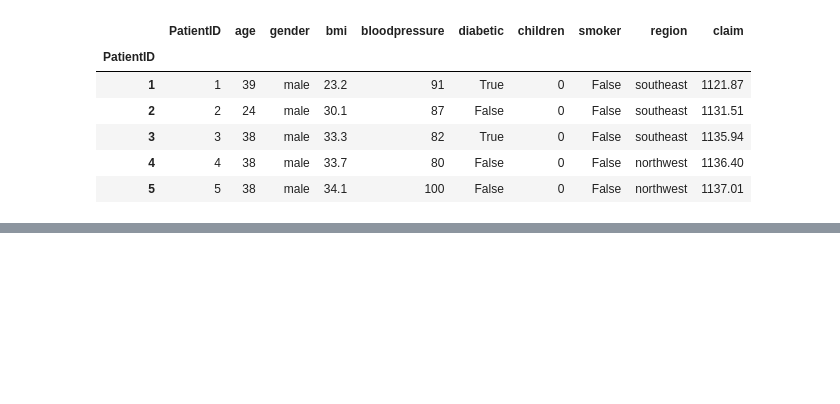
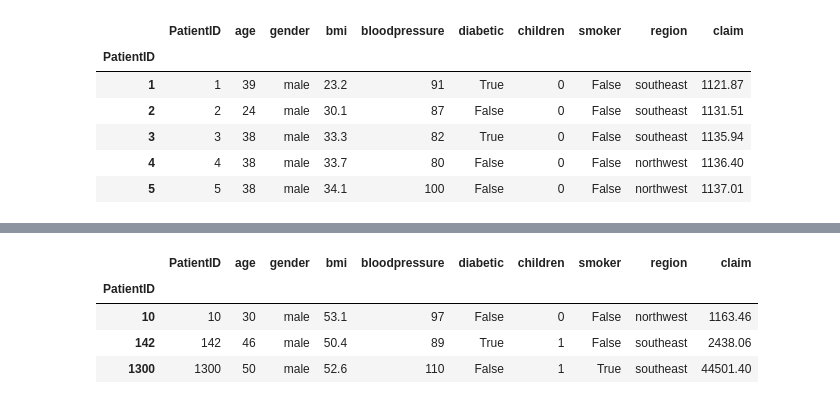
Before and after one commit to SaurabhSSB/medical-expense-analysis, a Jupyter notebook: 2_eda.ipynb, the cells around one changed output, grey strips where cells are left out. Saved outputs shown, nothing was run; the diff lists cells and outputs as text; code cells hidden in the pictures; blank space fills up the shorter version.

```diff
--- a/2_eda.ipynb
+++ b/2_eda.ipynb
@@ -328,0 +363,8 @@ df.head()
+# %%
+df[df.index.isin([10, 142, 1300])]
+# %% [output]
+|  | PatientID | age | gender | bmi | bloodpressure | diabetic | children | smoker | region | claim |
+| PatientID |  |  |  |  |  |  |  |  |  |  |
+| 10 | 10 | 30 | male | 53.1 | 97 | False | 0 | False | northwest | 1163.46 |
+| 142 | 142 | 46 | male | 50.4 | 89 | True | 1 | False | southeast | 2438.06 |
+| 1300 | 1300 | 50 | male | 52.6 | 110 | False | 1 | True | southeast | 44501.40 |
```
Also changed, not shown: parts of 5 cells of this notebook.
